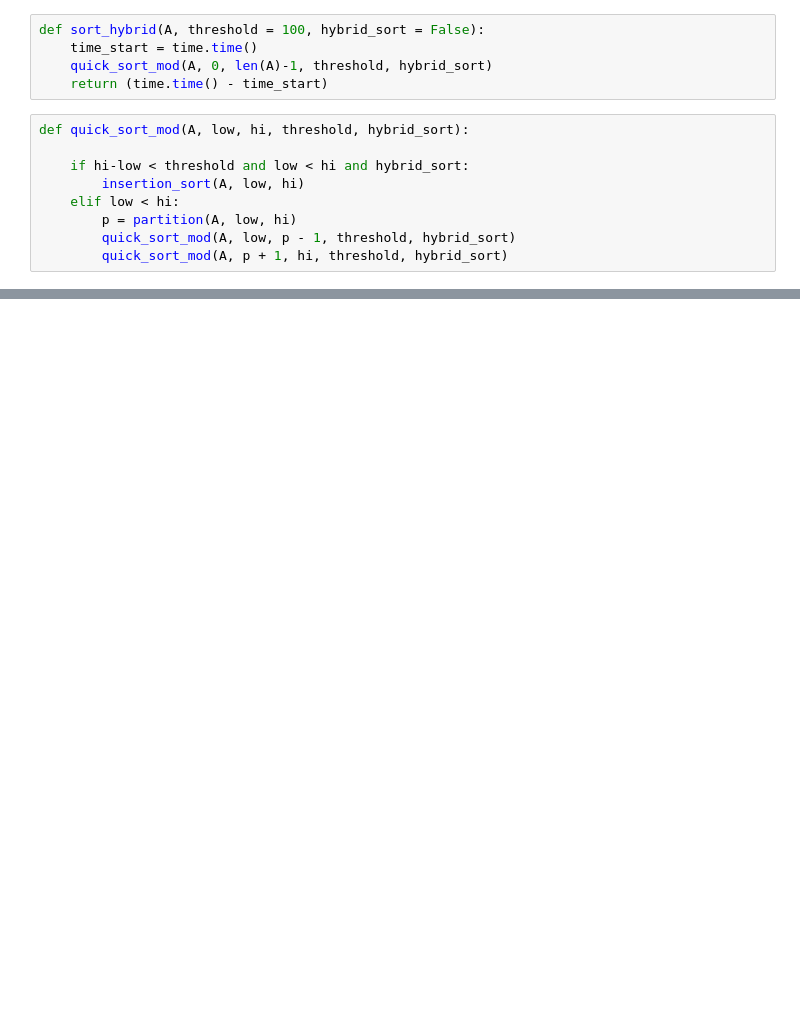
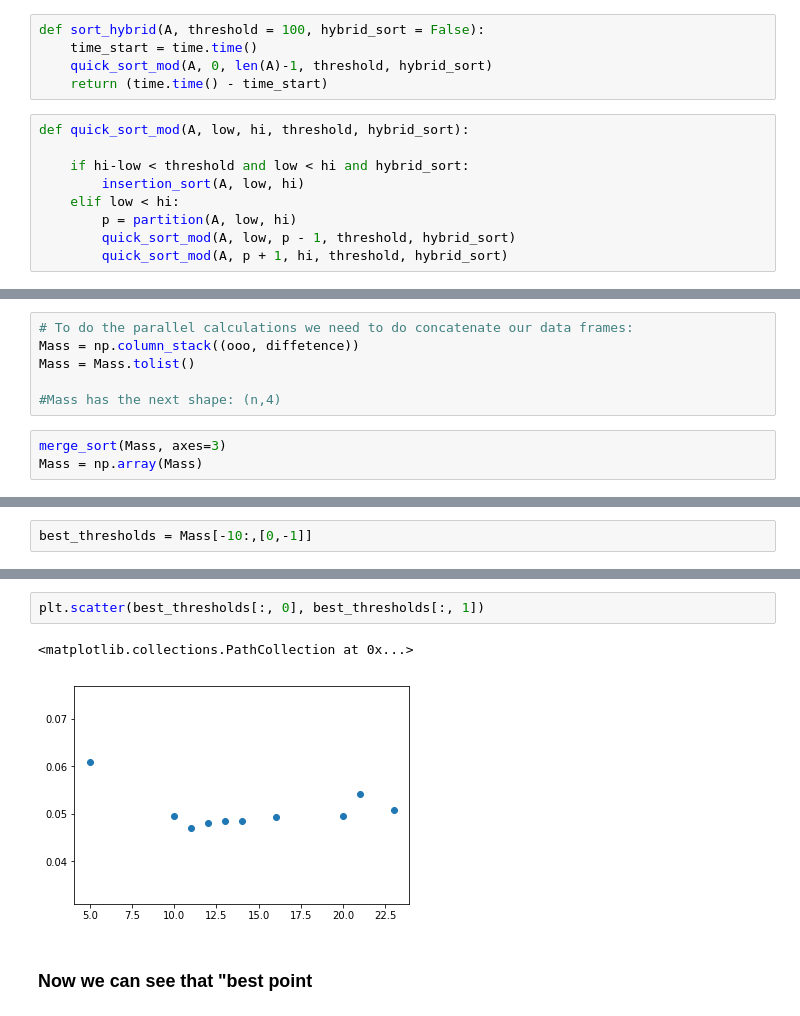
Before and after one commit to IgorHoholko/Algorithms, a Jupyter notebook: lab_1/hybrid.ipynb, the cells around one changed output, grey strips where cells are left out. Drawn from its saved outputs; the diff is of its cells as text; blank space fills up the shorter version.

```diff
--- a/lab_1/hybrid.ipynb
+++ b/lab_1/hybrid.ipynb
@@ -98,0 +131,9 @@ plt.legend()
+# %%
+# To do the parallel calculations we need to do concatenate our data frames:
+Mass = np.column_stack((ooo, diffetence))
+Mass = Mass.tolist()
+
+#Mass has the next shape: (n,4)
+# %%
+merge_sort(Mass, axes=3)
+Mass = np.array(Mass)
@@ -98,0 +142,2 @@ plt.legend()
+# %%
+best_thresholds = Mass[-10:,[0,-1]]
@@ -98,0 +157,7 @@ plt.legend()
+# %%
+plt.scatter(best_thresholds[:, 0], best_thresholds[:, 1])
+# %% [output]
+<matplotlib.collections.PathCollection at 0x...>
+[figure, added]
+# %% [markdown]
+### Now we can see that "best point
```
Also changed, not shown: parts of 16 cells of this notebook.
